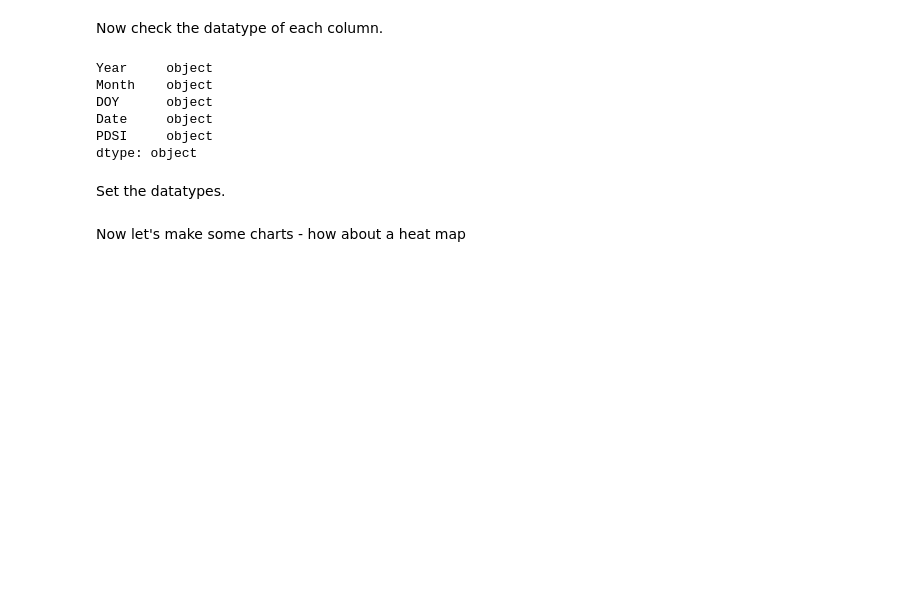
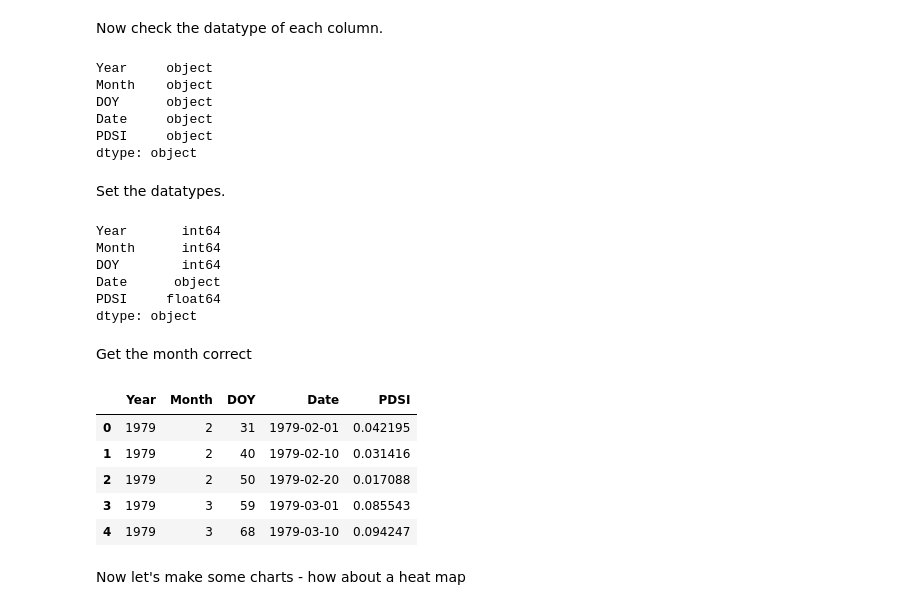
Before and after one commit to jdbcode/G4G19, a Jupyter notebook: time-series-visualization.ipynb, the cells around one changed output. Cells and saved outputs as stored; diff of their text form; code cells hidden in the pictures; blank space fills up the shorter version.

```diff
--- a/time-series-visualization.ipynb
+++ b/time-series-visualization.ipynb
@@ -144,7 +307,25 @@ Set the datatypes.
 # %%
 snPdsiDf = snPdsiDf.astype({'Year': int, 'Month': int, 'DOY': int, 'Date': str, 'PDSI': float})
 snPdsiDf.dtypes
-snPdsiDf['Month'] = snPdsiDf['Month'] + 1
+# %% [output]
+Year       int64
+Month      int64
+DOY        int64
+Date      object
+PDSI     float64
+dtype: object
+# %% [markdown]
+Get the month correct
+# %%
+snPdsiDf['Month'] = snPdsiDf['Month'] + 1
+snPdsiDf.head(5)
+# %% [output]
+|  | Year | Month | DOY | Date | PDSI |
+| 0 | 1979 | 2 | 31 | 1979-02-01 | 0.042195 |
+| 1 | 1979 | 2 | 40 | 1979-02-10 | 0.031416 |
+| 2 | 1979 | 2 | 50 | 1979-02-20 | 0.017088 |
+| 3 | 1979 | 3 | 59 | 1979-03-01 | 0.085543 |
+| 4 | 1979 | 3 | 68 | 1979-03-10 | 0.094247 |
 # %% [markdown]
 Now let's make some charts - how about a heat map
 # %%
```
Also changed, not shown: parts of 102 cells of this notebook.
